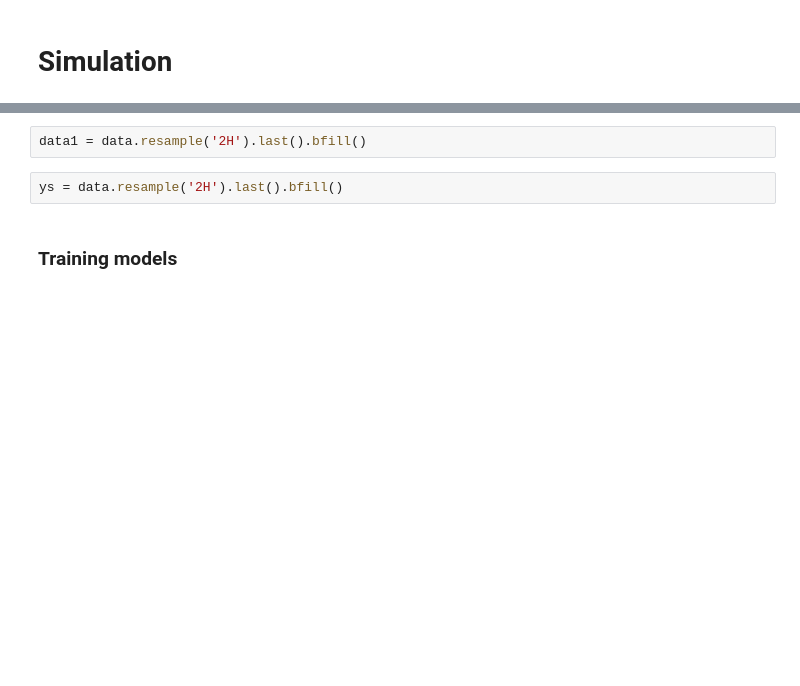
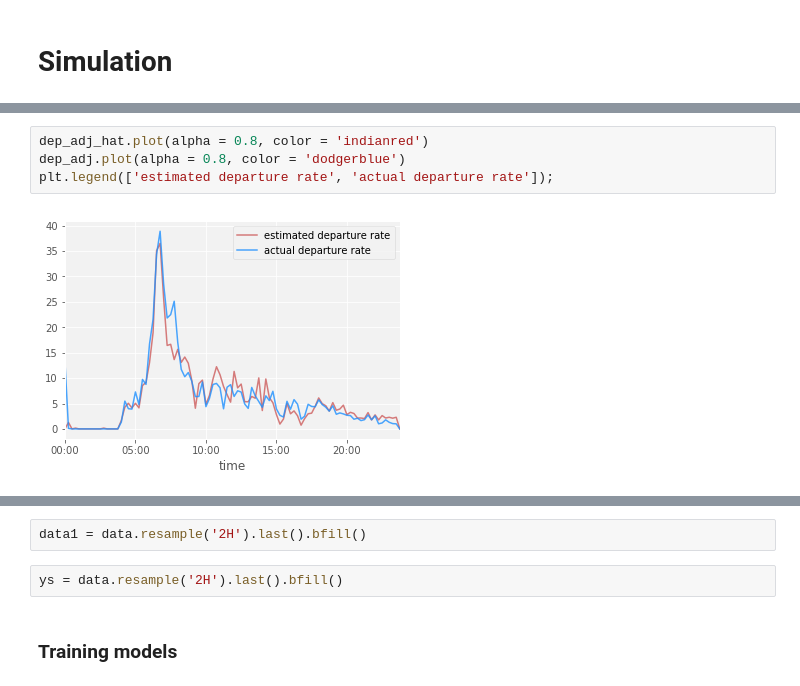
Before and after one commit to msgolovina/bss_project, a Jupyter notebook: working_file.ipynb, the cells around one changed output, grey strips where cells are left out. Cells and saved outputs as stored; diff of their text form; blank space fills up the shorter version.

```diff
--- a/working_file.ipynb
+++ b/working_file.ipynb
@@ -603,0 +697,6 @@ plt.tight_layout();
+# %%
+dep_adj_hat.plot(alpha = 0.8, color = 'indianred')
+dep_adj.plot(alpha = 0.8, color = 'dodgerblue')
+plt.legend(['estimated departure rate', 'actual departure rate']);
+# %% [output]
+[figure, added]
```
Also changed, not shown: parts of 39 cells of this notebook, 4 other files.
